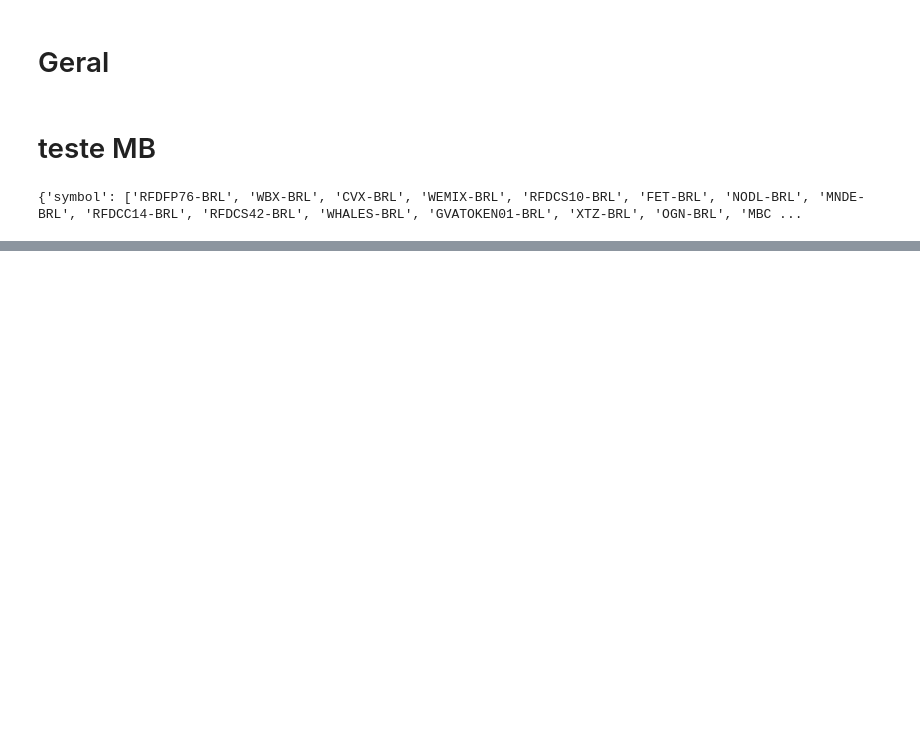
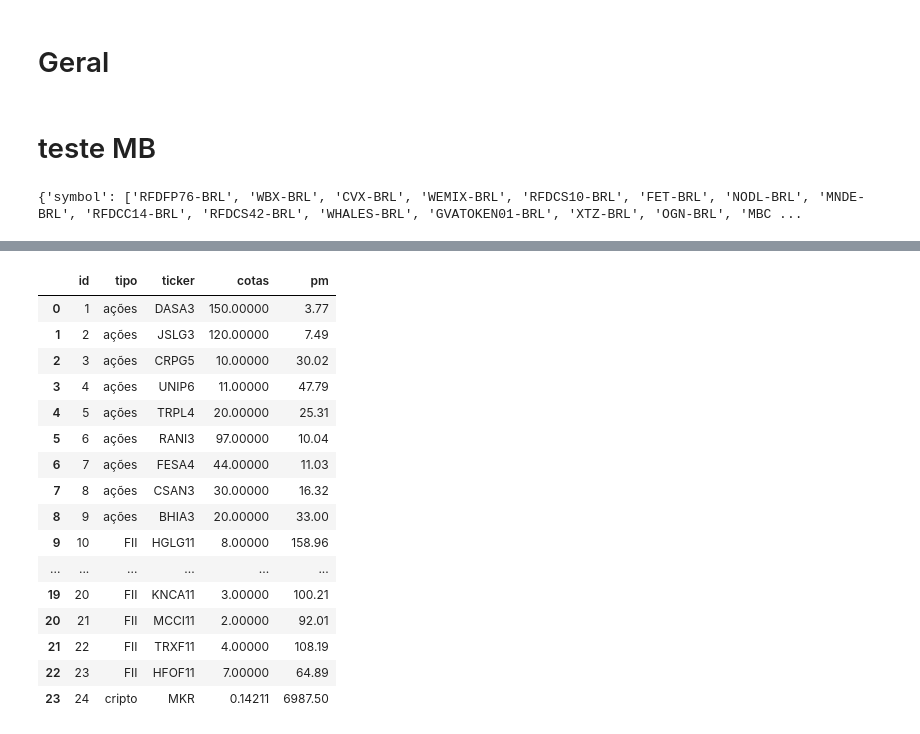
Before and after one commit to thiago-torres/investment_project, a Jupyter notebook: notebook.ipynb, the cells around one changed output, grey strips where cells are left out. Drawn from its saved outputs; the diff is of its cells as text; code cells hidden in the pictures; blank space fills up the shorter version.

```diff
--- a/notebook.ipynb
+++ b/notebook.ipynb
@@ -42,0 +68,23 @@ print(df)
+# %%
+from model.model_manager import ModelManager
+obj = ModelManager()
+display(obj.get_assets())
+obj.close()
+# %% [output]
+|  | id | tipo | ticker | cotas | pm |
+| 0 | 1 | ações | DASA3 | 150.00000 | 3.77 |
+| 1 | 2 | ações | JSLG3 | 120.00000 | 7.49 |
+| 2 | 3 | ações | CRPG5 | 10.00000 | 30.02 |
+| 3 | 4 | ações | UNIP6 | 11.00000 | 47.79 |
+| 4 | 5 | ações | TRPL4 | 20.00000 | 25.31 |
+| 5 | 6 | ações | RANI3 | 97.00000 | 10.04 |
+| 6 | 7 | ações | FESA4 | 44.00000 | 11.03 |
+| 7 | 8 | ações | CSAN3 | 30.00000 | 16.32 |
+| 8 | 9 | ações | BHIA3 | 20.00000 | 33.00 |
+| 9 | 10 | FII | HGLG11 | 8.00000 | 158.96 |
+| ... | ... | ... | ... | ... | ... |
+| 19 | 20 | FII | KNCA11 | 3.00000 | 100.21 |
+| 20 | 21 | FII | MCCI11 | 2.00000 | 92.01 |
+| 21 | 22 | FII | TRXF11 | 4.00000 | 108.19 |
+| 22 | 23 | FII | HFOF11 | 7.00000 | 64.89 |
+| 23 | 24 | cripto | MKR | 0.14211 | 6987.50 |
```
Also changed, not shown: parts of 4 cells of this notebook, 4 other files.
